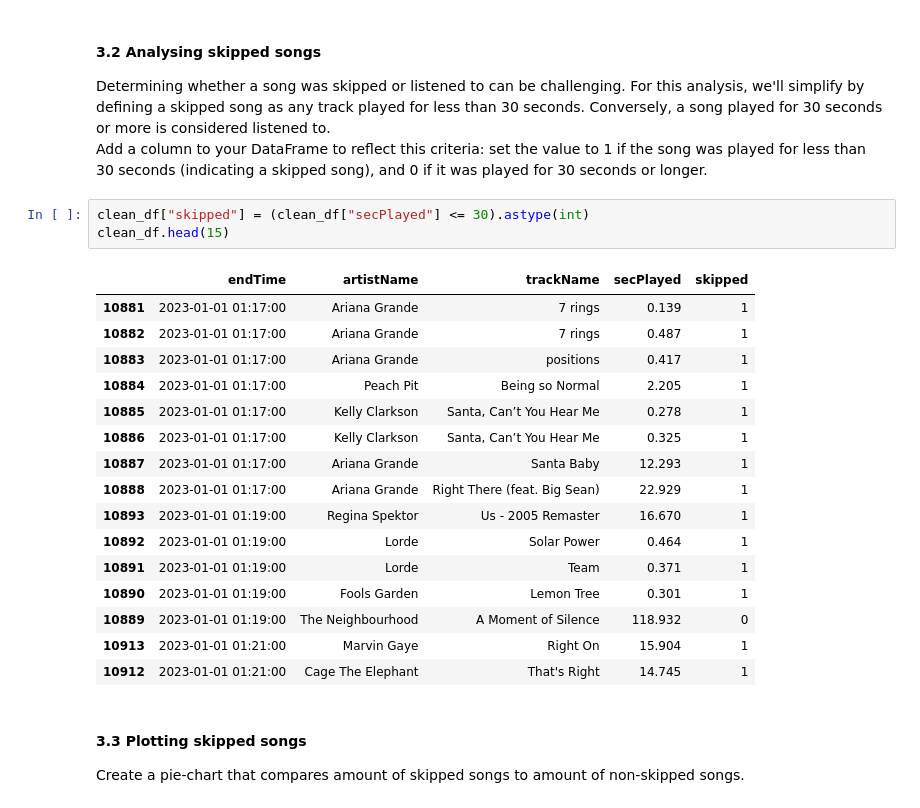
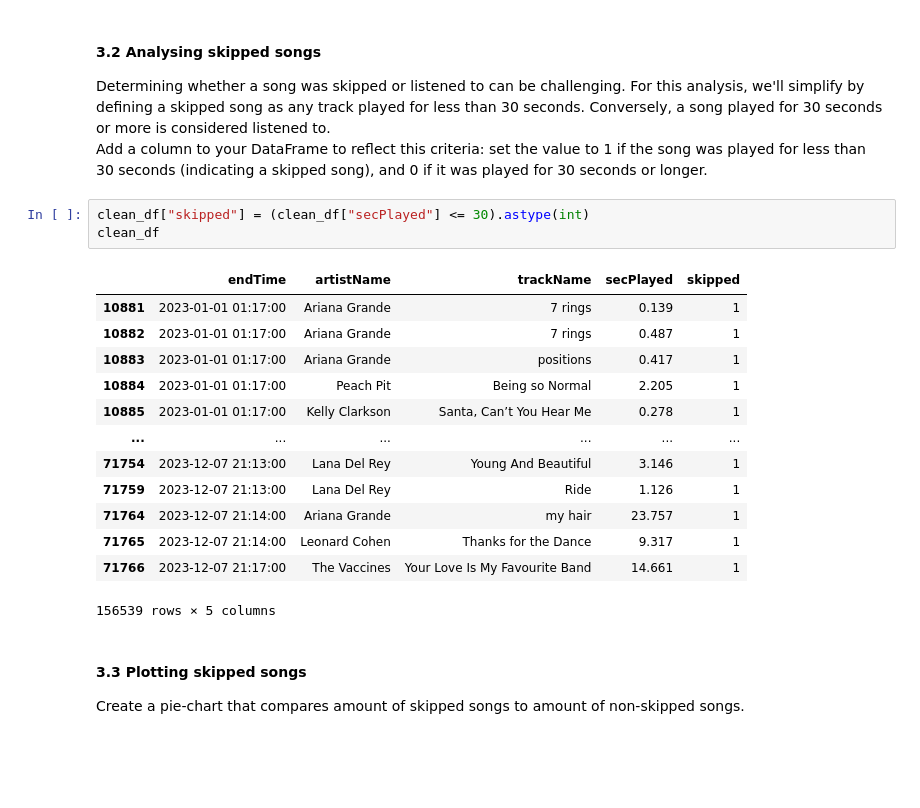
Before and after one commit to jwestpla/DAT200_compulsaries, a Jupyter notebook: CA1/CA1_spotify.ipynb, the cells around one changed output. Drawn from its saved outputs; the diff is of its cells as text; blank space fills up the shorter version.

```diff
--- a/CA1/CA1_spotify.ipynb
+++ b/CA1/CA1_spotify.ipynb
@@ -325,24 +340,21 @@ Determining whether a song was skipped or listened to can be challenging. For th
  Add a column to your DataFrame to reflect this criteria: set the value to 1 if the song was played for less than 30 seconds (indicating a skipped song), and 0 if it was played for 30 seconds or longer.
 # %%
 clean_df["skipped"] = (clean_df["secPlayed"] <= 30).astype(int)
-clean_df.head(15)
+clean_df
 # %% [output]
 |  | endTime | artistName | trackName | secPlayed | skipped |
 | 10881 | 2023-01-01 01:17:00 | Ariana Grande | 7 rings | 0.139 | 1 |
 | 10882 | 2023-01-01 01:17:00 | Ariana Grande | 7 rings | 0.487 | 1 |
 | 10883 | 2023-01-01 01:17:00 | Ariana Grande | positions | 0.417 | 1 |
 | 10884 | 2023-01-01 01:17:00 | Peach Pit | Being so Normal | 2.205 | 1 |
 | 10885 | 2023-01-01 01:17:00 | Kelly Clarkson | Santa, Can’t You Hear Me | 0.278 | 1 |
-| 10886 | 2023-01-01 01:17:00 | Kelly Clarkson | Santa, Can’t You Hear Me | 0.325 | 1 |
-| 10887 | 2023-01-01 01:17:00 | Ariana Grande | Santa Baby | 12.293 | 1 |
-| 10888 | 2023-01-01 01:17:00 | Ariana Grande | Right There (feat. Big Sean) | 22.929 | 1 |
-| 10893 | 2023-01-01 01:19:00 | Regina Spektor | Us - 2005 Remaster | 16.670 | 1 |
-| 10892 | 2023-01-01 01:19:00 | Lorde | Solar Power | 0.464 | 1 |
-| 10891 | 2023-01-01 01:19:00 | Lorde | Team | 0.371 | 1 |
-| 10890 | 2023-01-01 01:19:00 | Fools Garden | Lemon Tree | 0.301 | 1 |
-| 10889 | 2023-01-01 01:19:00 | The Neighbourhood | A Moment of Silence | 118.932 | 0 |
-| 10913 | 2023-01-01 01:21:00 | Marvin Gaye | Right On | 15.904 | 1 |
-| 10912 | 2023-01-01 01:21:00 | Cage The Elephant | That's Right | 14.745 | 1 |
+| ... | ... | ... | ... | ... | ... |
+| 71754 | 2023-12-07 21:13:00 | Lana Del Rey | Young And Beautiful | 3.146 | 1 |
+| 71759 | 2023-12-07 21:13:00 | Lana Del Rey | Ride | 1.126 | 1 |
+| 71764 | 2023-12-07 21:14:00 | Ariana Grande | my hair | 23.757 | 1 |
+| 71765 | 2023-12-07 21:14:00 | Leonard Cohen | Thanks for the Dance | 9.317 | 1 |
+| 71766 | 2023-12-07 21:17:00 | The Vaccines | Your Love Is My Favourite Band | 14.661 | 1 |
+156539 rows × 5 columns
 # %% [markdown]
 #### 3.3 Plotting skipped songs
 Create a pie-chart that compares amount of skipped songs to amount of non-skipped songs.
```
Also changed, not shown: parts of 7 cells of this notebook.
